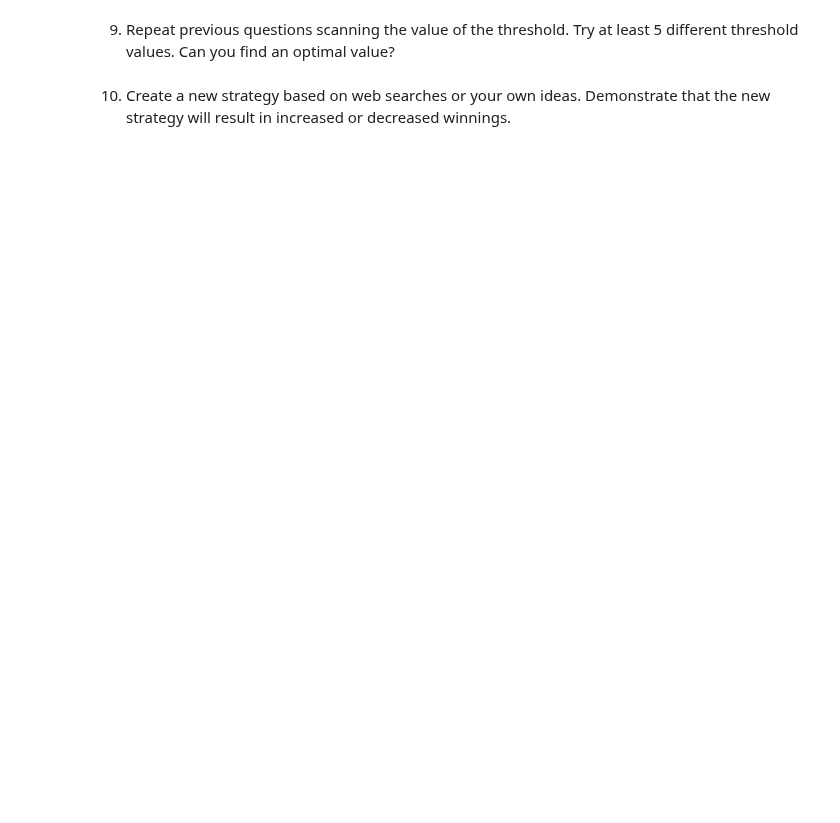
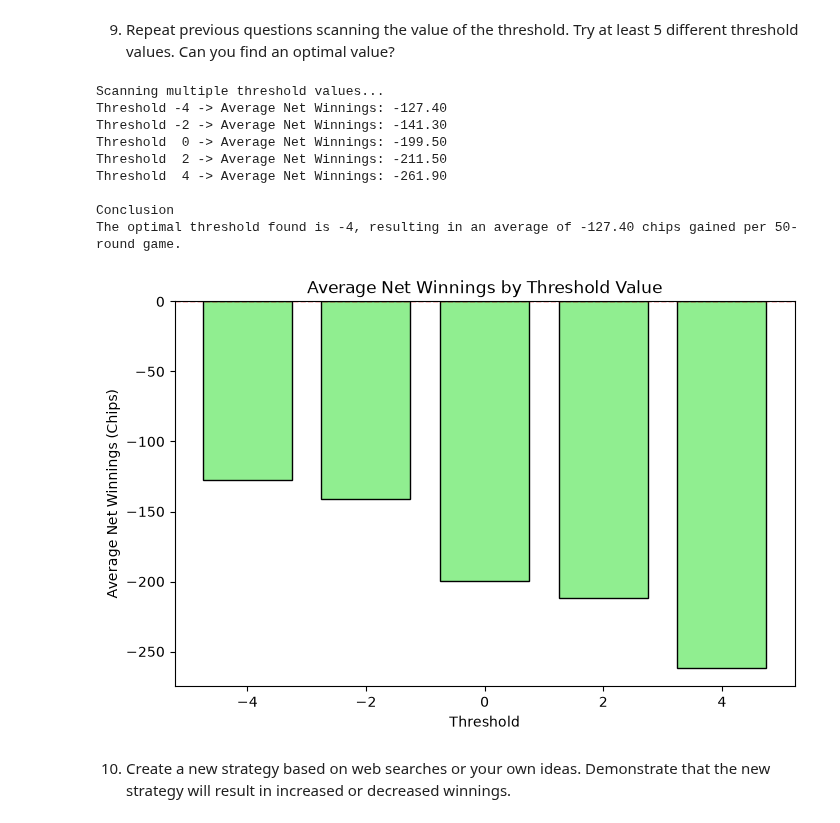
Before and after one commit to nehan-ahamed/DATA3402.Fall.2026, a Jupyter notebook: Labs/Lab.6/Lab.6.ipynb, the cells around one changed output. Saved outputs shown, nothing was run; the diff lists cells and outputs as text; code cells hidden in the pictures; blank space fills up the shorter version.

```diff
--- a/Labs/Lab.6/Lab.6.ipynb
+++ b/Labs/Lab.6/Lab.6.ipynb
@@ -36,4 +578,74 @@ A few requirements:
 # %% [markdown]
 9. Repeat previous questions scanning the value of the threshold. Try at least 5 different threshold values. Can you find an optimal value?
+# %%
+import matplotlib.pyplot as plt
+import numpy as np
+
+num_games = 100
+rounds_per_game = 50
+initial_chips = 1000
+
+thresholds_to_test = [-4, -2, 0, 2, 4]
+
+average_winnings_results = {}
+
+print("Scanning multiple threshold values...")
+
+for threshold in thresholds_to_test:
+    net_winnings_list = []
+
+    for game_num in range(num_games):
+        sim_game = Game(num_decks=6)
+
+        strategy_p = StrategyPlayer(name=f"Counter(Thresh={threshold})", chips=initial_chips, threshold=threshold)
+        bot1 = Dealer(); bot1.name = "Bot A"; bot1.chips = initial_chips
+        bot2 = Dealer(); bot2.name = "Bot B"; bot2.chips = initial_chips
+        bot3 = Dealer(); bot3.name = "Bot C"; bot3.chips = initial_chips
+
+        sim_game.players = [strategy_p, bot1, bot2, bot3]
+
+        for round_num in range(rounds_per_game):
+            if strategy_p.chips < 10:
+                break
+            sim_game.play_round(verbose=False)
+
+            all_visible_cards = []
+            for p in sim_game.players:
+                all_visible_cards.extend(p.hand.cards)
+            all_visible_cards.extend(sim_game.dealer.hand.cards)
+            strategy_p.update_count(all_visible_cards)
+
+        net_winnings = strategy_p.chips - initial_chips
+        net_winnings_list.append(net_winnings)
+
+    avg_net = np.mean(net_winnings_list)
+    average_winnings_results[threshold] = avg_net
+    print(f"Threshold {threshold:2d} -> Average Net Winnings: {avg_net:.2f}")
+
+optimal_threshold = max(average_winnings_results, key=average_winnings_results.get)
+max_winnings = average_winnings_results[optimal_threshold]
+
+print(f"\nConclusion")
+print(f"The optimal threshold found is {optimal_threshold}, resulting in an average of {max_winnings:.2f} chips gained per {rounds_per_game}-round game.")
+
+plt.figure(figsize=(8, 5))
+bars = plt.bar(average_winnings_results.keys(), average_winnings_results.values(), color='lightgreen', edgecolor='black', width=1.5)
+plt.title("Average Net Winnings by Threshold Value")
+plt.xlabel("Threshold")
+plt.ylabel("Average Net Winnings (Chips)")
+plt.axhline(0, color='red', linestyle='dashed', linewidth=1)
+plt.xticks(thresholds_to_test)
+plt.show()
+# %% [output]
+Scanning multiple threshold values...
+Threshold -4 -> Average Net Winnings: -127.40
+Threshold -2 -> Average Net Winnings: -141.30
+Threshold  0 -> Average Net Winnings: -199.50
+Threshold  2 -> Average Net Winnings: -211.50
+Threshold  4 -> Average Net Winnings: -261.90
+
+Conclusion
+The optimal threshold found is -4, resulting in an average of -127.40 chips gained per 50-round game.
+[figure, added]
 # %% [markdown]
 10. Create a new strategy based on web searches or your own ideas. Demonstrate that the new strategy will result in increased or decreased winnings.
```
Also changed, not shown: parts of 10 cells of this notebook.
